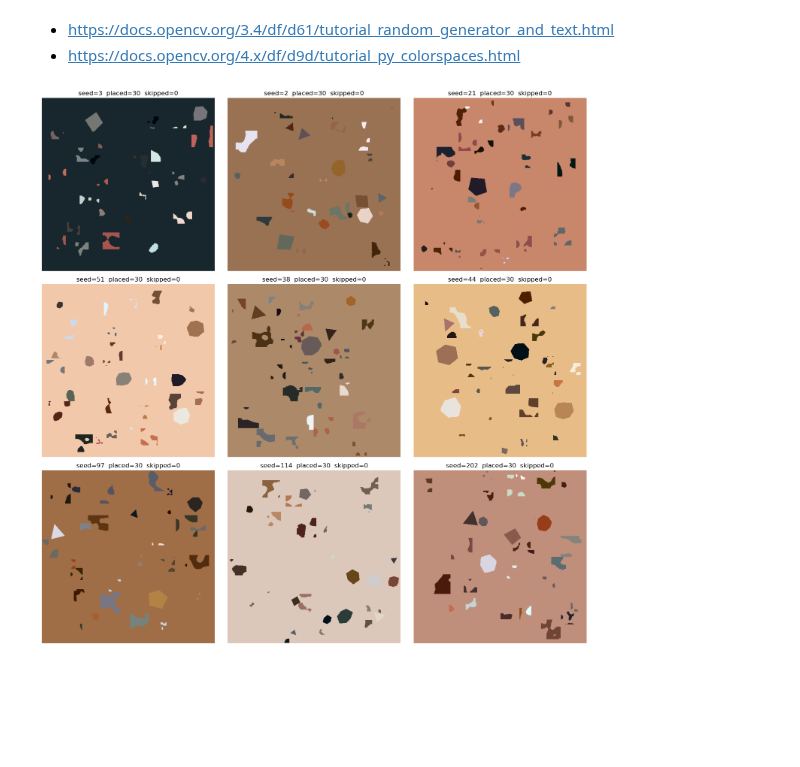
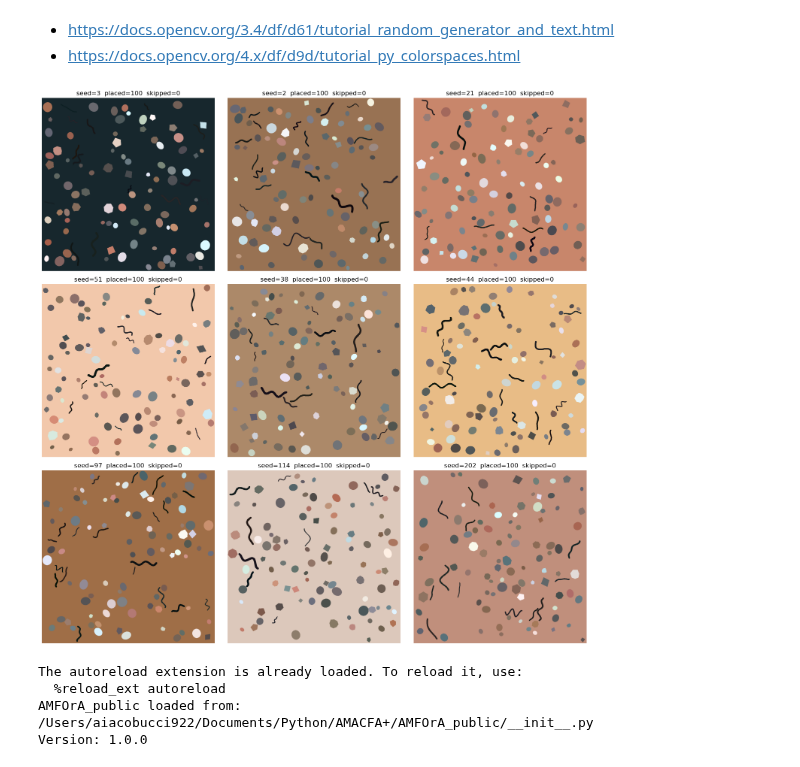
Before and after one commit to aleciaco/AMFOrA_public, a Jupyter notebook: examples/pro_gen_images.ipynb, the cells around one changed output. Drawn from its saved outputs; the diff is of its cells as text; code cells hidden in the pictures; blank space fills up the shorter version.

```diff
--- a/examples/pro_gen_images.ipynb
+++ b/examples/pro_gen_images.ipynb
@@ -287,18 +390,18 @@ def generate_ceramic_image_batch(n_images, seeds, image_size, n_inclusions, size
 # %%
 results = generate_ceramic_image_batch(
     n_images= 9,
     seeds=[3, 2 ,21, 51, 38, 44, 97, 114, 202],
-    image_size=(512, 512),
-    n_inclusions=30,
-    size_range=(8, 30),
+    image_size=(1024, 1024),
+    n_inclusions=100,
+    size_range=(12, 30),
 )
 
 fig, axes = plt.subplots(3, 3, figsize=(15, 15))
 for ax, (img, mask, meta) in zip(axes.flat, results):
     ax.imshow(cv2.cvtColor(img, cv2.COLOR_BGR2RGB))
     ax.set_title(f"seed={meta['seed']}  placed={len(meta['inclusions'])}  skipped={meta['skipped']}")
     ax.axis("off")
 plt.tight_layout()
 plt.show()
 # %% [output]
-[figure, old version]
+[figure, new version]
@@ -304,0 +412,29 @@ plt.show()
+# %%
+# ---- Setup & imports ----
+import sys
+from pathlib import Path
+
+# Make the package importable from this notebook's location
+proj_dir = Path('../..').resolve()
+if str(proj_dir) not in sys.path:
+    sys.path.insert(0, str(proj_dir))
+
+# Auto-reload modules when source files change (no kernel restart needed)
+%load_ext autoreload
+%autoreload 2
+
+import AMFOrA_public
+import cv2
+import numpy as np
+import matplotlib.pyplot as plt
+import pandas as pd
+
+%matplotlib inline
+
+print(f"AMFOrA_public loaded from: {AMFOrA_public.__file__}")
+print(f"Version: {AMFOrA_public.__version__}")
+# %% [output]
+The autoreload extension is already loaded. To reload it, use:
+  %reload_ext autoreload
+AMFOrA_public loaded from: /Users/aiacobucci922/Documents/Python/AMACFA+/AMFOrA_public/__init__.py
+Version: 1.0.0
```
Also changed, not shown: parts of 12 cells of this notebook, 2 other files.
